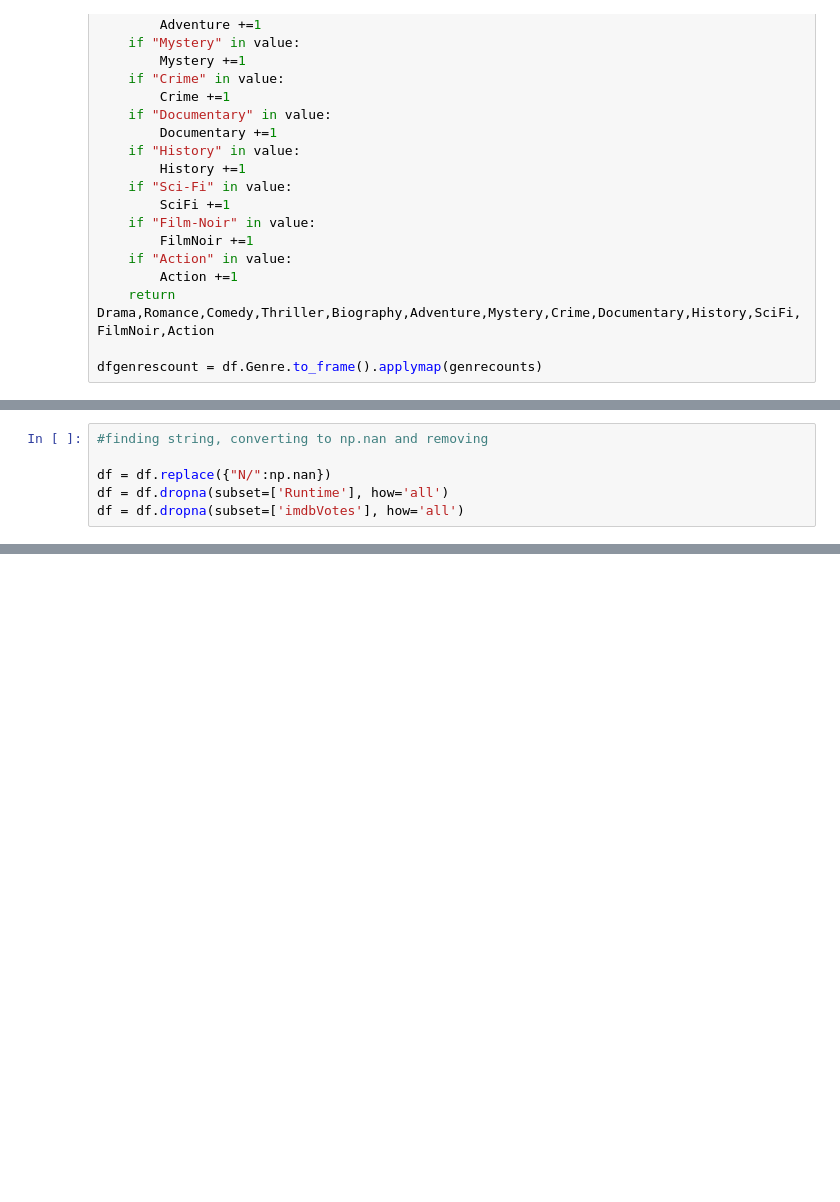
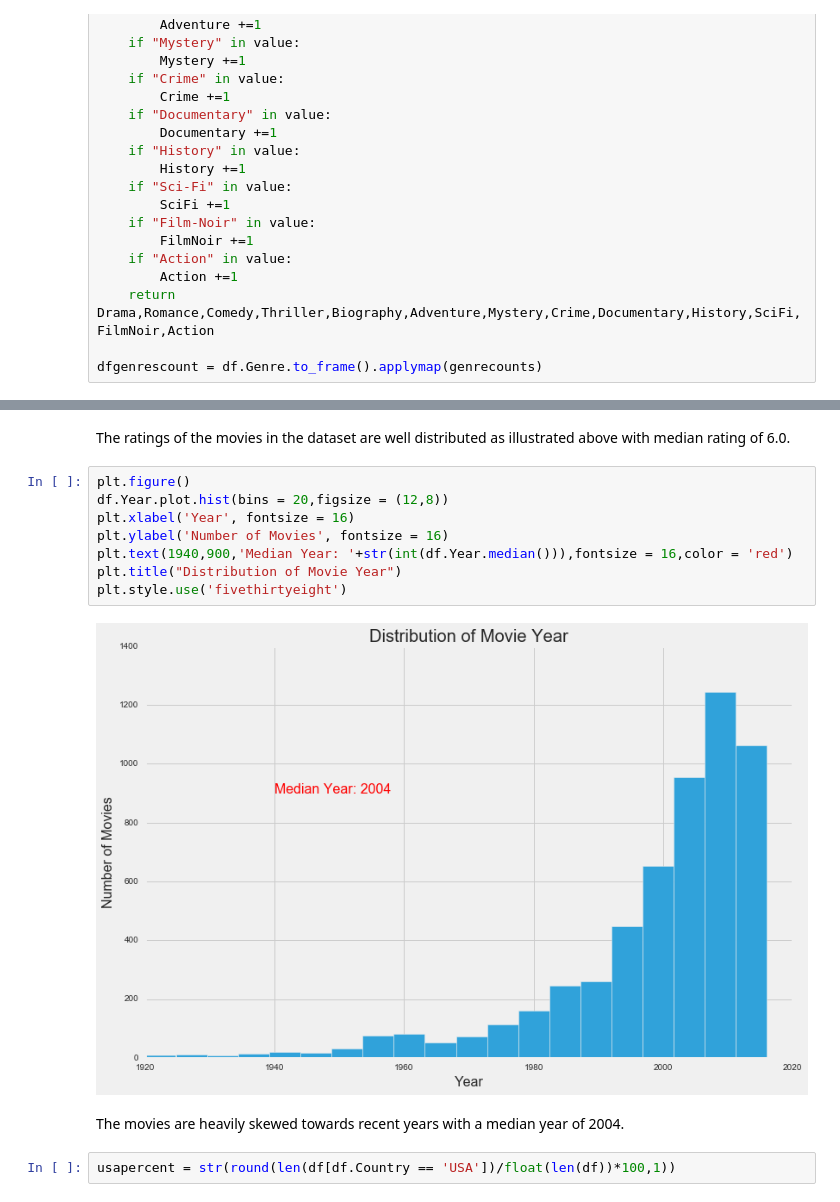
Before and after one commit to tptirrell/DSI-Projects, a Jupyter notebook: Project6.ipynb, the cells around one changed output, grey strips where cells are left out. Drawn from its saved outputs; the diff is of its cells as text; blank space fills up the shorter version.

```diff
--- a/Project6.ipynb
+++ b/Project6.ipynb
@@ -317,6 +188,0 @@ len(df)
-# %%
-#finding string, converting to np.nan and removing
-
-df = df.replace({"N/":np.nan})
-df = df.dropna(subset=['Runtime'], how='all')
-df = df.dropna(subset=['imdbVotes'], how='all')
@@ -390,0 +313,16 @@ tree_plot(gb, gb_scores)
+# %% [markdown]
+The ratings of the movies in the dataset are well distributed as illustrated above with median rating of 6.0.
+# %%
+plt.figure()
+df.Year.plot.hist(bins = 20,figsize = (12,8))
+plt.xlabel('Year', fontsize = 16)
+plt.ylabel('Number of Movies', fontsize = 16)
+plt.text(1940,900,'Median Year: '+str(int(df.Year.median())),fontsize = 16,color = 'red')
+plt.title("Distribution of Movie Year")
+plt.style.use('fivethirtyeight')
+# %% [output]
+[figure, added]
+# %% [markdown]
+The movies are heavily skewed towards recent years with a median year of 2004.
+# %%
+usapercent = str(round(len(df[df.Country == 'USA'])/float(len(df))*100,1))
```
Also changed, not shown: parts of 86 cells of this notebook.
